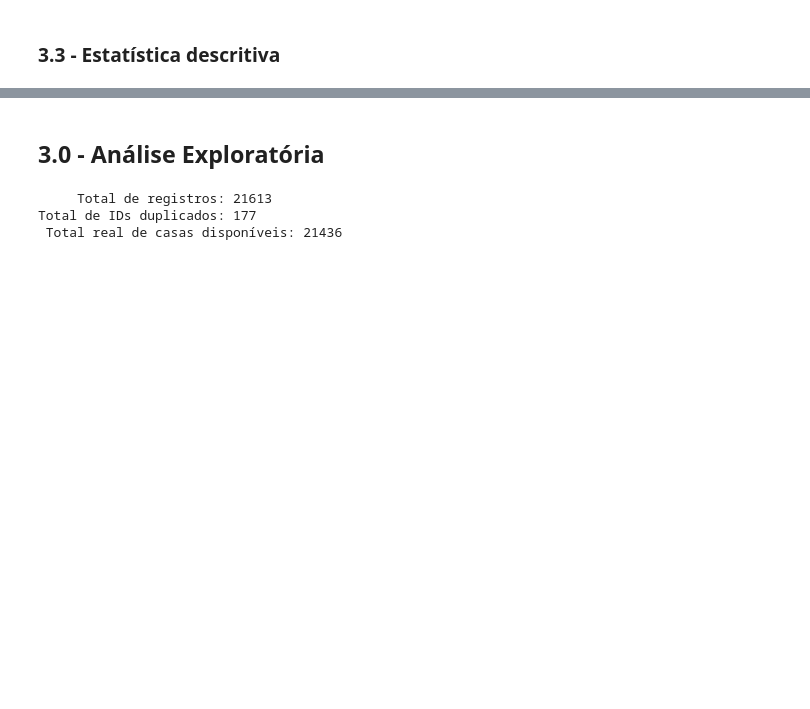
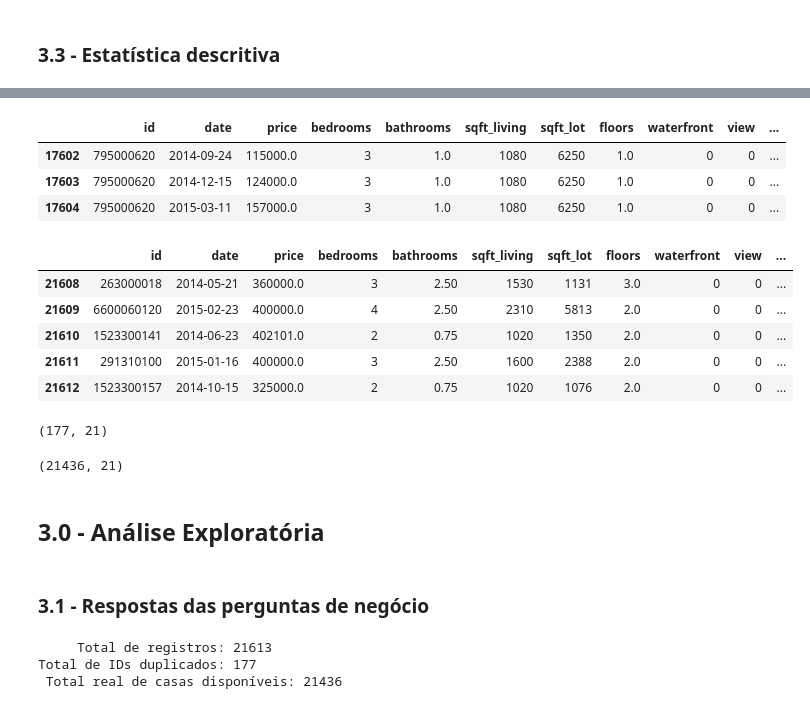
Before and after one commit to diegopmayer/python, a Jupyter notebook: pr001_python_zero_ds/notebook/pr001_aula1_diegopmayer_c01.ipynb, the cells around one changed output, grey strips where cells are left out. Drawn from its saved outputs; the diff is of its cells as text; code cells hidden in the pictures; blank space fills up the shorter version.

```diff
--- a/pr001_python_zero_ds/notebook/pr001_aula1_diegopmayer_c01.ipynb
+++ b/pr001_python_zero_ds/notebook/pr001_aula1_diegopmayer_c01.ipynb
@@ -16,4 +7,13 @@ import pandas as pd
 import matplotlib.pyplot as plt
 import numpy as np
 
+
+# Jupyter config to better experiênce on visualization
 %matplotlib inline
+%pylab inline
+plt.style.use('bmh')
+plt.rcParams['figure.figsize'] = [25,12]
+plt.rcParams['font.size'] = 24
+pd.options.display.max_columns = None
+pd.options.display.max_rows = 100
+pd.set_option('display.expand_frame_repr', False)
@@ -96,0 +120,5 @@ np.log(df_house_rocket['price']).hist(bins=50);
+# %%
+# passar pelas linhas e se o registro for igual a data max então retorna o valor da linha else 0
+
+# transformar a data em inteiro para poder comparar os valores
+df_house_rocket['date_int'] = df_house_rocket['date'].astype('int')
@@ -97,5 +145,34 @@ np.log(df_house_rocket['price']).hist(bins=50);
+# %%
+df_house_rocket[df_house_rocket['id'] == 795000620]
+# %% [output]
+|  | id | date | price | bedrooms | bathrooms | sqft_living | sqft_lot | floors | waterfront | view | ... |
+| 17602 | 795000620 | 2014-09-24 | 115000.0 | 3 | 1.0 | 1080 | 6250 | 1.0 | 0 | 0 | ... |
+| 17603 | 795000620 | 2014-12-15 | 124000.0 | 3 | 1.0 | 1080 | 6250 | 1.0 | 0 | 0 | ... |
+| 17604 | 795000620 | 2015-03-11 | 157000.0 | 3 | 1.0 | 1080 | 6250 | 1.0 | 0 | 0 | ... |
+# %%
+df_house_rocket.tail()
+# %% [output]
+|  | id | date | price | bedrooms | bathrooms | sqft_living | sqft_lot | floors | waterfront | view | ... |
+| 21608 | 263000018 | 2014-05-21 | 360000.0 | 3 | 2.50 | 1530 | 1131 | 3.0 | 0 | 0 | ... |
+| 21609 | 6600060120 | 2015-02-23 | 400000.0 | 4 | 2.50 | 2310 | 5813 | 2.0 | 0 | 0 | ... |
+| 21610 | 1523300141 | 2014-06-23 | 402101.0 | 2 | 0.75 | 1020 | 1350 | 2.0 | 0 | 0 | ... |
+| 21611 | 291310100 | 2015-01-16 | 400000.0 | 3 | 2.50 | 1600 | 2388 | 2.0 | 0 | 0 | ... |
+| 21612 | 1523300157 | 2014-10-15 | 325000.0 | 2 | 0.75 | 1020 | 1076 | 2.0 | 0 | 0 | ... |
+# %%
+
+# pegar os números
+df_house_rocket[df_house_rocket.id.duplicated() == True]
+# %% [output]
+(177, 21)
+# %%
+
+df_house_rocket[df_house_rocket['id'].duplicated() == False].shape
+# %% [output]
+(21436, 21)
 # %% [markdown]
 ## 3.0 - Análise Exploratória
+# %% [markdown]
+### 3.1 - Respostas das perguntas de negócio
 # %%
 # 1. Quantas casas estão disponíveis para compra?
     # R: 21436
```
Also changed, not shown: parts of 17 cells of this notebook, 1 other file.
